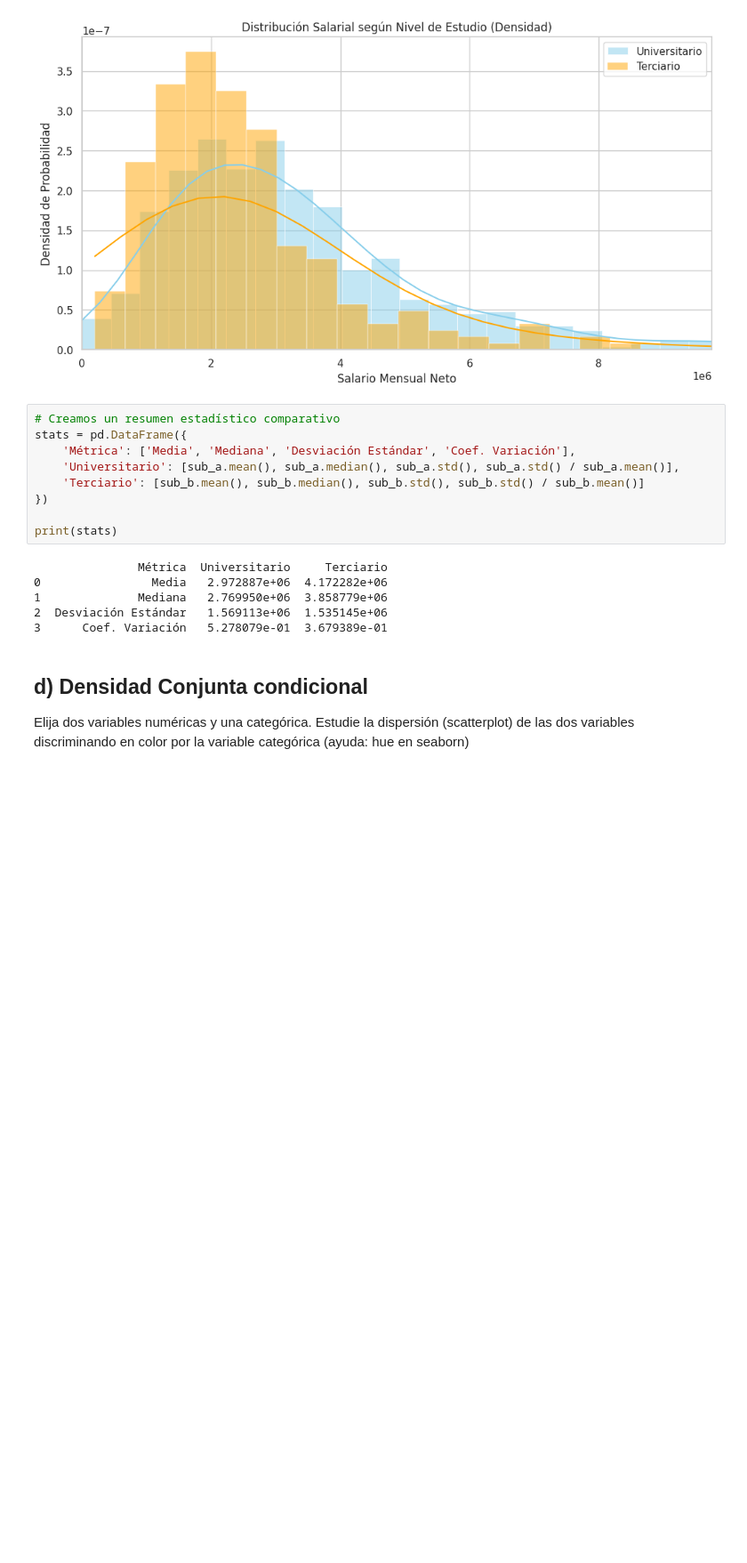
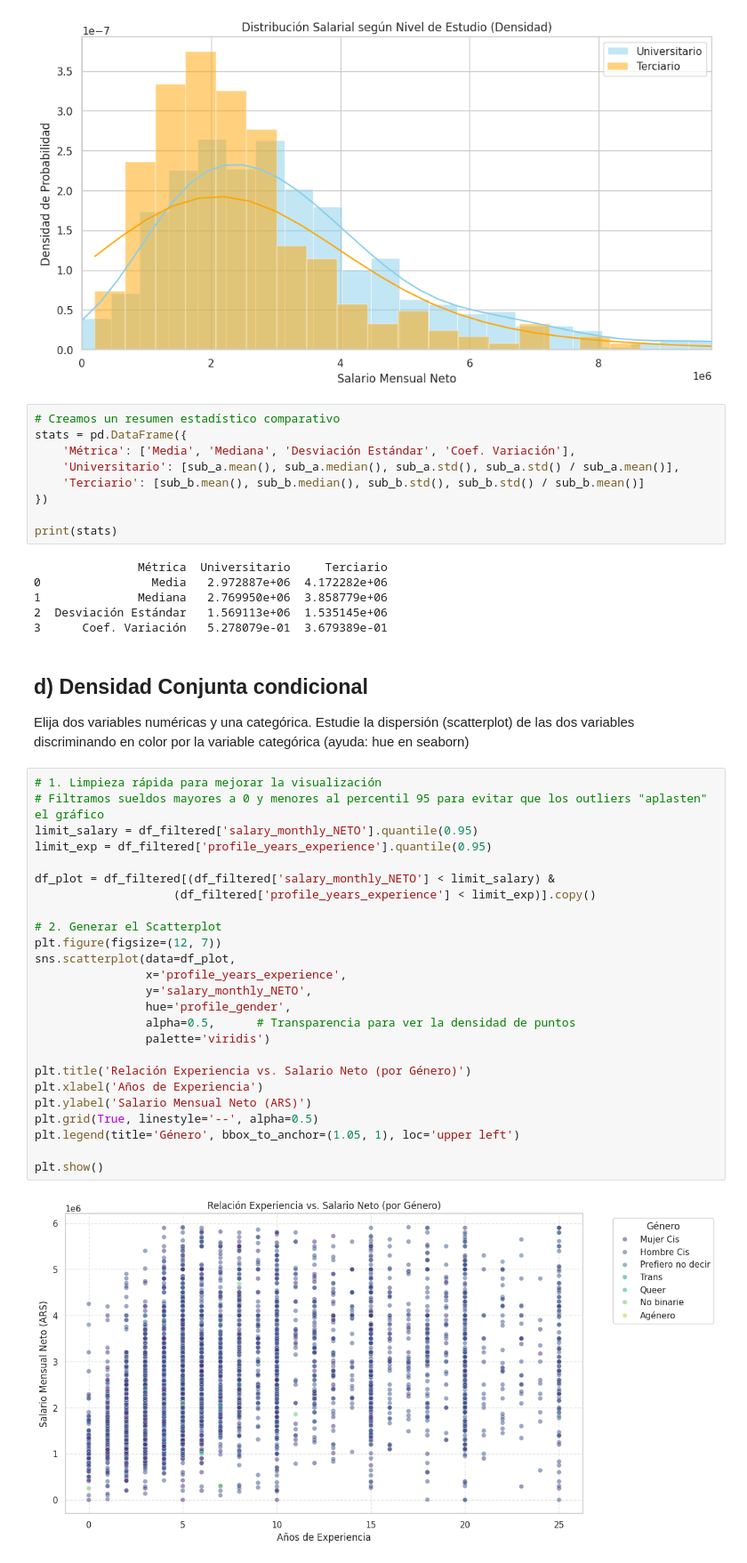
Before and after one commit to sgruyzcki/DiploDatos2026, a Jupyter notebook: Entregable - Parte 1 Sergio.ipynb, the cells around one changed output. Shown at 89% size. Saved outputs shown, nothing was run; the diff lists cells and outputs as text; blank space fills up the shorter version.

```diff
--- a/Entregable - Parte 1 Sergio.ipynb
+++ b/Entregable - Parte 1 Sergio.ipynb
@@ -546,3 +571,30 @@ print(stats)
 
 Elija dos variables numéricas y una categórica.
 Estudie la dispersión (scatterplot) de las dos variables discriminando en color por la variable categórica (ayuda: hue en seaborn)
+# %%
+# 1. Limpieza rápida para mejorar la visualización
+# Filtramos sueldos mayores a 0 y menores al percentil 95 para evitar que los outliers "aplasten" el gráfico
+limit_salary = df_filtered['salary_monthly_NETO'].quantile(0.95)
+limit_exp = df_filtered['profile_years_experience'].quantile(0.95)
+
+df_plot = df_filtered[(df_filtered['salary_monthly_NETO'] < limit_salary) &
+                    (df_filtered['profile_years_experience'] < limit_exp)].copy()
+
+# 2. Generar el Scatterplot
+plt.figure(figsize=(12, 7))
+sns.scatterplot(data=df_plot,
+                x='profile_years_experience',
+                y='salary_monthly_NETO',
+                hue='profile_gender',
+                alpha=0.5,      # Transparencia para ver la densidad de puntos
+                palette='viridis')
+
+plt.title('Relación Experiencia vs. Salario Neto (por Género)')
+plt.xlabel('Años de Experiencia')
+plt.ylabel('Salario Mensual Neto (ARS)')
+plt.grid(True, linestyle='--', alpha=0.5)
+plt.legend(title='Género', bbox_to_anchor=(1.05, 1), loc='upper left')
+
+plt.show()
+# %% [output]
+[figure, added]
```
Also changed, not shown: parts of 3 cells of this notebook.
